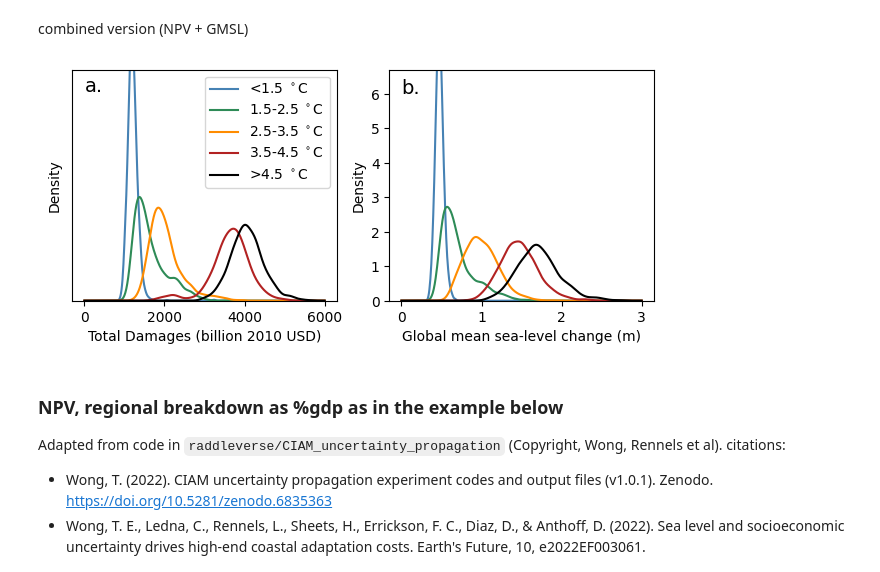
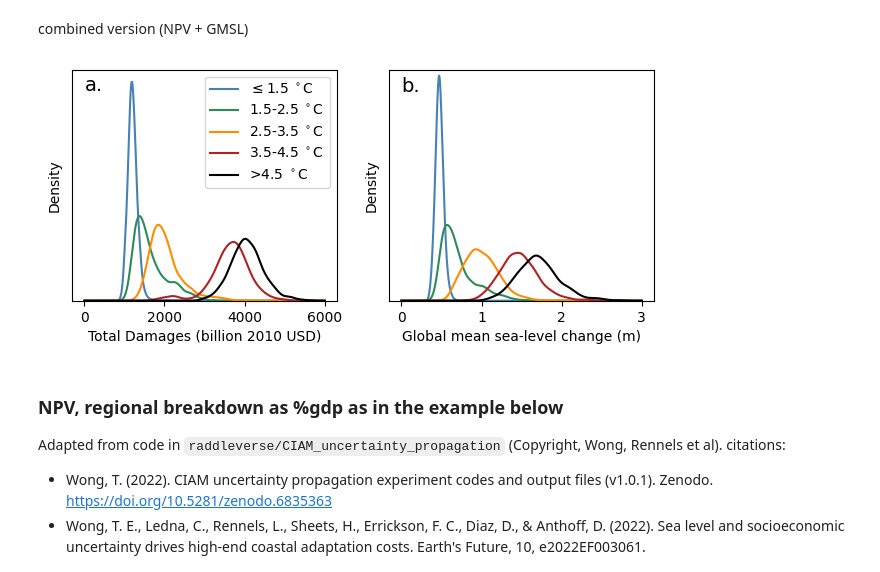
Before and after one commit to raddleverse/tempthresholds, a Jupyter notebook: analysis.ipynb, the cells around one changed output. Drawn from its saved outputs; the diff is of its cells as text; code cells hidden in the pictures.

Commit message:
touch up npv plots, fix axes

```diff
--- a/analysis.ipynb
+++ b/analysis.ipynb
@@ -61,7 +61,7 @@ dfN = pd.concat([dfS[(ssp,rcp)] for (ssp,rcp) in scenarios])
 Global NPV of future adaptation costs at different thresholds
 # %%
 quants = [.05,.5,.95]
-threshold_labels = ["<1.5 $^\circ$C", "1.5-2.5 $^\circ$C", "2.5-3.5 $^\circ$C", "3.5-4.5 $^\circ$C", ">4.5 $^\circ$C"]
+threshold_labels = ["$\leq$1.5 $^\circ$C", "1.5-2.5 $^\circ$C", "2.5-3.5 $^\circ$C", "3.5-4.5 $^\circ$C", ">4.5 $^\circ$C"]
 threshold_colors = ["steelblue", "seagreen", "darkorange", "firebrick", "black"]
 # %% [markdown]
 Heights for bar graph
@@ -128,22 +140,22 @@ combined version (NPV + GMSL)
 # %%
 fig,ax = plt.subplots(1,2,figsize=(7.5,3))
 
 # NPV
 x = np.linspace(start=0, stop=6000, num=500)
 for t in range(len(threshold_labels)):
     ax[0].plot(x, npv_kde[t].evaluate(x), color=threshold_colors[t], label=threshold_labels[t])
 ax[0].set_xlabel("Total Damages (billion 2010 USD)"); ax[0].set_ylabel("Density"); ax[0].set_yticks([])
-ax[0].legend(); ax[0].text(0,0.0028,"a.",fontsize=14); ax[0].set_ylim([0,0.0031])
+ax[0].legend(); ax[0].text(0,0.00345,"a.",fontsize=14); ax[0].set_ylim([0,0.0038])
 
 # GMSL
 x = np.linspace(start=0, stop=3, num=500)
 for t in range(len(threshold_labels)):
     ax[1].plot(x, gmsl_kde[t].evaluate(x), color=threshold_colors[t], label=threshold_labels[t])
-ax[1].set_xlabel("Global mean sea-level change (m)"); ax[1].set_ylabel("Density"); #ax[1].set_yticks([])
-ax[1].text(0,6,"b.",fontsize=14); ax[1].set_ylim([0,6.7])
+ax[1].set_xlabel("Global mean sea-level change (m)"); ax[1].set_ylabel("Density"); ax[1].set_yticks([])
+ax[1].text(0,7.5,"b.",fontsize=14); ax[1].set_ylim([0,8.3])
 fig.savefig("./figures/npv+gmsl2100_kde.pdf", bbox_inches='tight');
 # %% [output]
-[figure, old version]
+[figure, new version]
 # %% [markdown]
 ### NPV, regional breakdown as %gdp as in the example below
 
```
Also changed, not shown: parts of 3 cells of this notebook, 6 other files.
